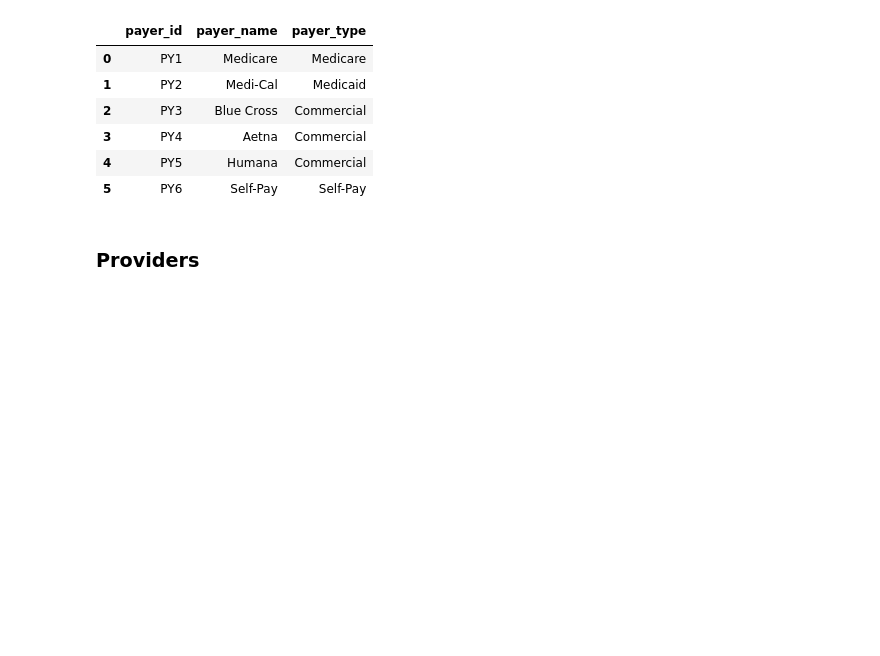
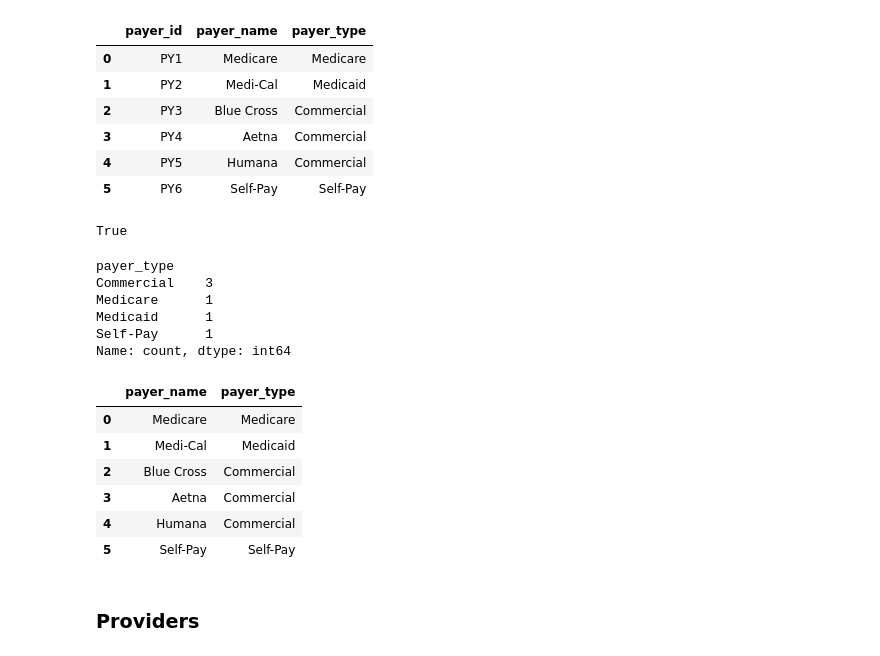
Before and after one commit to imtimtam/ortho-dashboard, a Jupyter notebook: notebook/data_cleaning.ipynb, the cells around one changed output. Drawn from its saved outputs; the diff is of its cells as text; code cells hidden in the pictures; blank space fills up the shorter version.

```diff
--- a/notebook/data_cleaning.ipynb
+++ b/notebook/data_cleaning.ipynb
@@ -297,6 +374,31 @@ payers_df
 | 3 | PY4 | Aetna | Commercial |
 | 4 | PY5 | Humana | Commercial |
 | 5 | PY6 | Self-Pay | Self-Pay |
+# %%
+payers_df['payer_id'].nunique() == len(payers_df)
+# %% [output]
+True
+# %%
+payers_df['payer_type'].value_counts()
+# %% [output]
+payer_type
+Commercial    3
+Medicare      1
+Medicaid      1
+Self-Pay      1
+Name: count, dtype: int64
+# %%
+# Mostly insurance, but there are some self-pay patients as well.
+# Name and type matches, ex. Medicare with Medicare
+payers_df[['payer_name', 'payer_type']]
+# %% [output]
+|  | payer_name | payer_type |
+| 0 | Medicare | Medicare |
+| 1 | Medi-Cal | Medicaid |
+| 2 | Blue Cross | Commercial |
+| 3 | Aetna | Commercial |
+| 4 | Humana | Commercial |
+| 5 | Self-Pay | Self-Pay |
 # %% [markdown]
 ### Providers
 # %%
```
Also changed, not shown: parts of 13 cells of this notebook.
